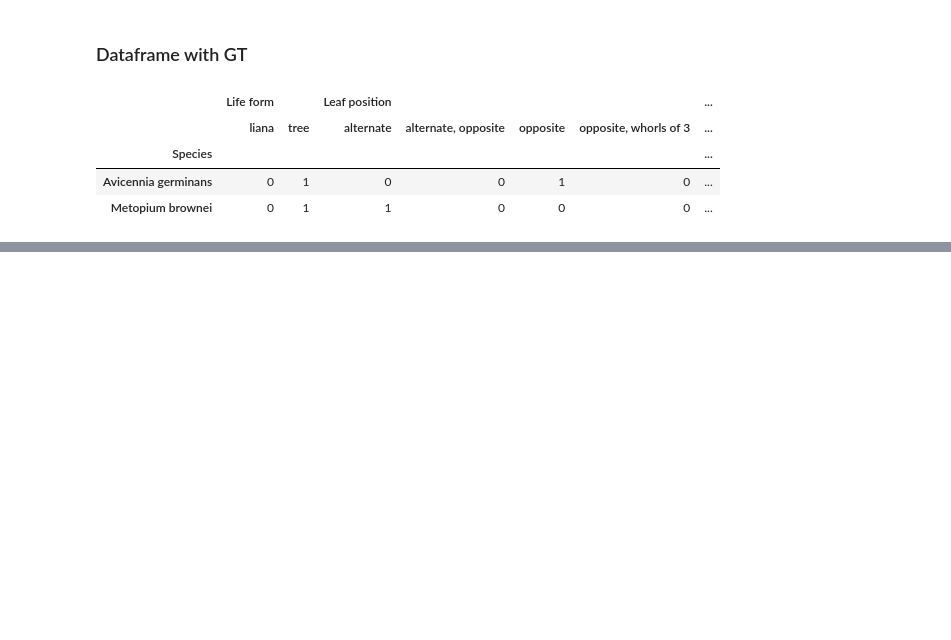
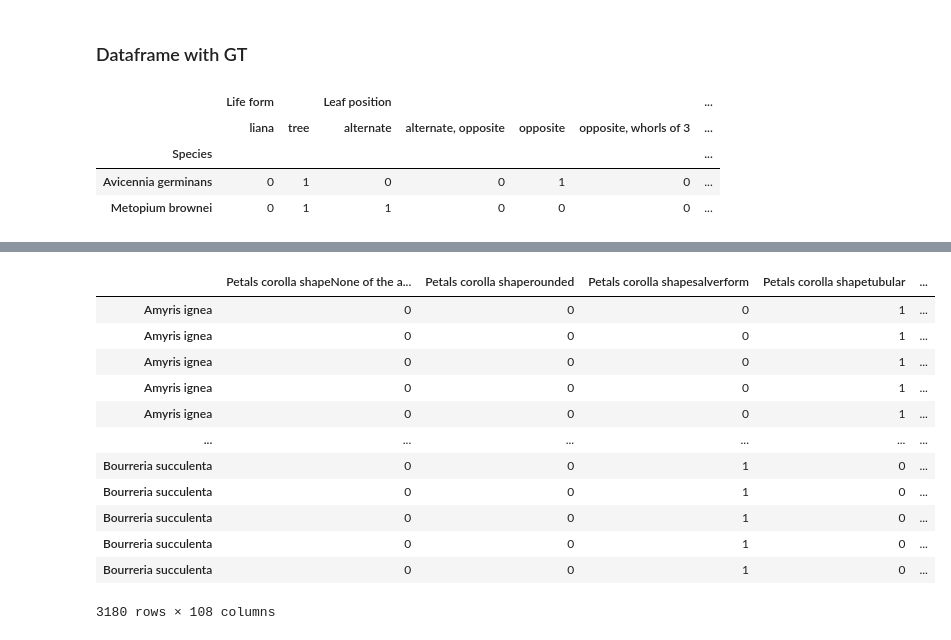
Before and after one commit to RobertvdV/GRS70424_Internship, a Jupyter notebook: notebooks/reports/OpenAI/5.2.1_ChatGPT_prompt_readings.ipynb, the cells around one changed output, grey strips where cells are left out. Cells and saved outputs as stored; diff of their text form; code cells hidden in the pictures; blank space fills up the shorter version.

```diff
--- a/notebooks/reports/OpenAI/5.2.1_ChatGPT_prompt_readings.ipynb
+++ b/notebooks/reports/OpenAI/5.2.1_ChatGPT_prompt_readings.ipynb
@@ -193,0 +214,17 @@ prompt_results_dict["Avicennia germinans"]
+# %%
+dummies = pd.get_dummies(df, prefix=df.columns, prefix_sep='')
+dummies
+# %% [output]
+|  | Petals corolla shapeNone of the a... | Petals corolla shaperounded | Petals corolla shapesalverform | Petals corolla shapetubular | ... |
+| Amyris ignea | 0 | 0 | 0 | 1 | ... |
+| Amyris ignea | 0 | 0 | 0 | 1 | ... |
+| Amyris ignea | 0 | 0 | 0 | 1 | ... |
+| Amyris ignea | 0 | 0 | 0 | 1 | ... |
+| Amyris ignea | 0 | 0 | 0 | 1 | ... |
+| ... | ... | ... | ... | ... | ... |
+| Bourreria succulenta | 0 | 0 | 1 | 0 | ... |
+| Bourreria succulenta | 0 | 0 | 1 | 0 | ... |
+| Bourreria succulenta | 0 | 0 | 1 | 0 | ... |
+| Bourreria succulenta | 0 | 0 | 1 | 0 | ... |
+| Bourreria succulenta | 0 | 0 | 1 | 0 | ... |
+3180 rows × 108 columns
```
Also changed, not shown: parts of 5 cells of this notebook, 1 other file.
